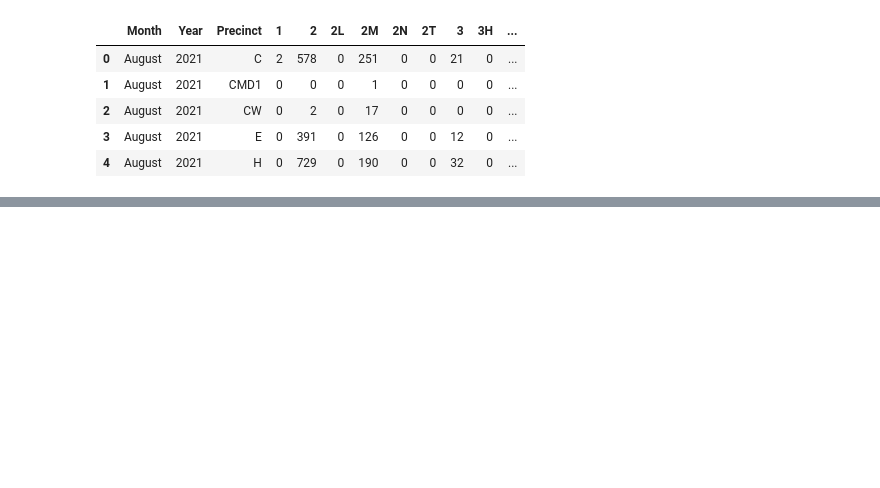
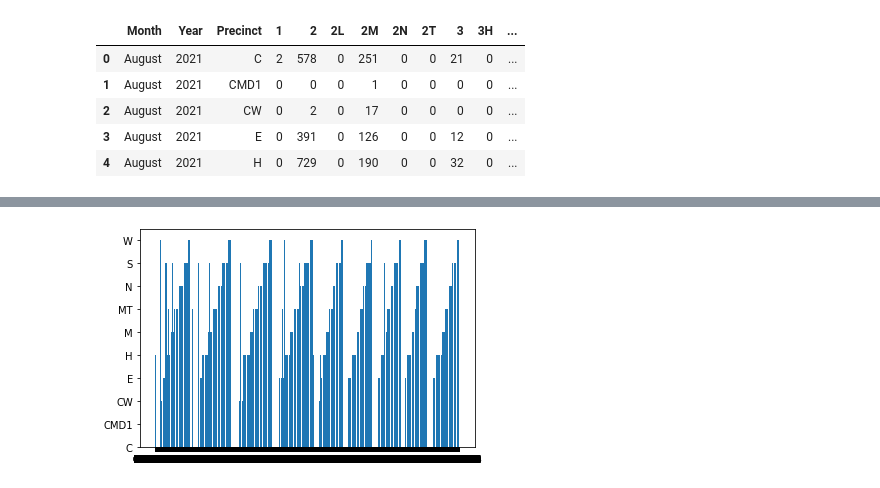
Before and after one commit to MariahN25/partners_in_care, a Jupyter notebook: notebook/mental_health.ipynb, the cells around one changed output, grey strips where cells are left out. Cells and saved outputs as stored; diff of their text form; code cells hidden in the pictures; blank space fills up the shorter version.

```diff
--- a/notebook/mental_health.ipynb
+++ b/notebook/mental_health.ipynb
@@ -92,0 +232,3 @@ raw_df.groupby(by=['Precinct',  'Priority']).count()
+# %%
+raw_dis_df = raw_df[raw_df['Incident Type'] == "DISORDERLY SUBJECT"]
+raw_dis_df
@@ -92,0 +313,5 @@ raw_df.groupby(by=['Precinct',  'Priority']).count()
+# %%
+plt.bar('Created', 'Precinct', data = raw_dis_df)
+plt.show()
+# %% [output]
+[figure, added]
```
Also changed, not shown: parts of 25 cells of this notebook, 3 other files.
